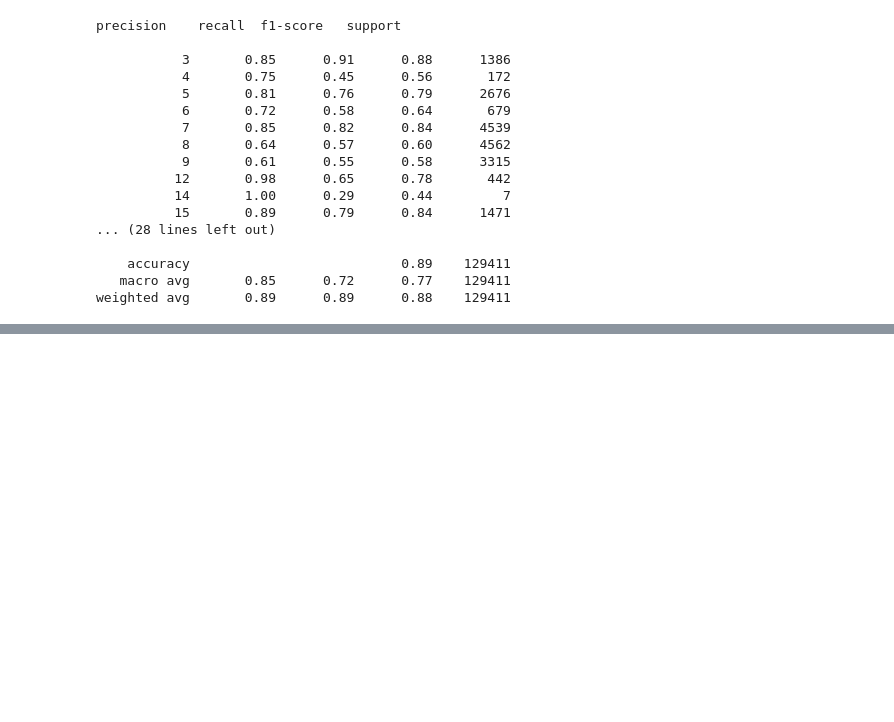
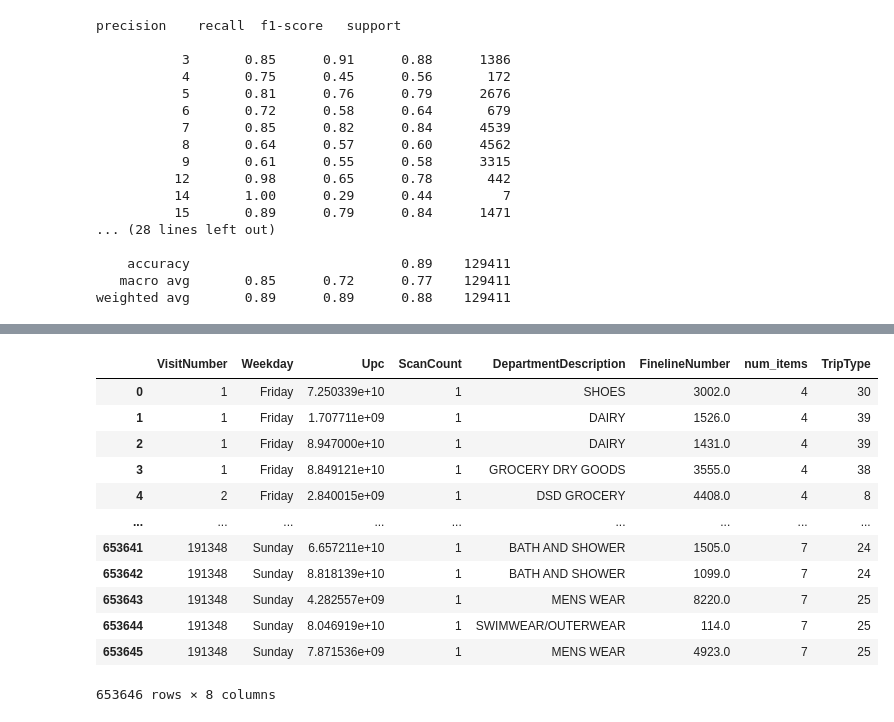
Before and after one commit to jordan-maulino/walmart_trip_prediction, a Jupyter notebook: walmart.ipynb, the cells around one changed output, grey strips where cells are left out. Saved outputs shown, nothing was run; the diff lists cells and outputs as text; code cells hidden in the pictures; blank space fills up the shorter version.

Commit message:
final predictions

```diff
--- a/walmart.ipynb
+++ b/walmart.ipynb
@@ -425,0 +428,2 @@ weighted avg       0.89      0.89      0.88    129411
+# %%
+walmart_test = pd.read_csv('test.csv')
@@ -425,0 +439,6 @@ weighted avg       0.89      0.89      0.88    129411
+# %%
+#add num_items to test set
+
+num_items = walmart_test.groupby(['VisitNumber'])['ScanCount'].count()
+# %%
+walmart_test['num_items'] = walmart_test['VisitNumber'].apply(lambda x: num_items.get(x, 0))
@@ -425,0 +454,21 @@ weighted avg       0.89      0.89      0.88    129411
+# %%
+#make predictions with final model
+
+
+walmart_test['TripType'] = best_fit_pipeline.predict(walmart_test)
+# %%
+walmart_test
+# %% [output]
+|  | VisitNumber | Weekday | Upc | ScanCount | DepartmentDescription | FinelineNumber | num_items | TripType |
+| 0 | 1 | Friday | 7.250339e+10 | 1 | SHOES | 3002.0 | 4 | 30 |
+| 1 | 1 | Friday | 1.707711e+09 | 1 | DAIRY | 1526.0 | 4 | 39 |
+| 2 | 1 | Friday | 8.947000e+10 | 1 | DAIRY | 1431.0 | 4 | 39 |
+| 3 | 1 | Friday | 8.849121e+10 | 1 | GROCERY DRY GOODS | 3555.0 | 4 | 38 |
+| 4 | 2 | Friday | 2.840015e+09 | 1 | DSD GROCERY | 4408.0 | 4 | 8 |
+| ... | ... | ... | ... | ... | ... | ... | ... | ... |
+| 653641 | 191348 | Sunday | 6.657211e+10 | 1 | BATH AND SHOWER | 1505.0 | 7 | 24 |
+| 653642 | 191348 | Sunday | 8.818139e+10 | 1 | BATH AND SHOWER | 1099.0 | 7 | 24 |
+| 653643 | 191348 | Sunday | 4.282557e+09 | 1 | MENS WEAR | 8220.0 | 7 | 25 |
+| 653644 | 191348 | Sunday | 8.046919e+10 | 1 | SWIMWEAR/OUTERWEAR | 114.0 | 7 | 25 |
+| 653645 | 191348 | Sunday | 7.871536e+09 | 1 | MENS WEAR | 4923.0 | 7 | 25 |
+653646 rows × 8 columns
```
Also changed, not shown: parts of 3 cells of this notebook.
